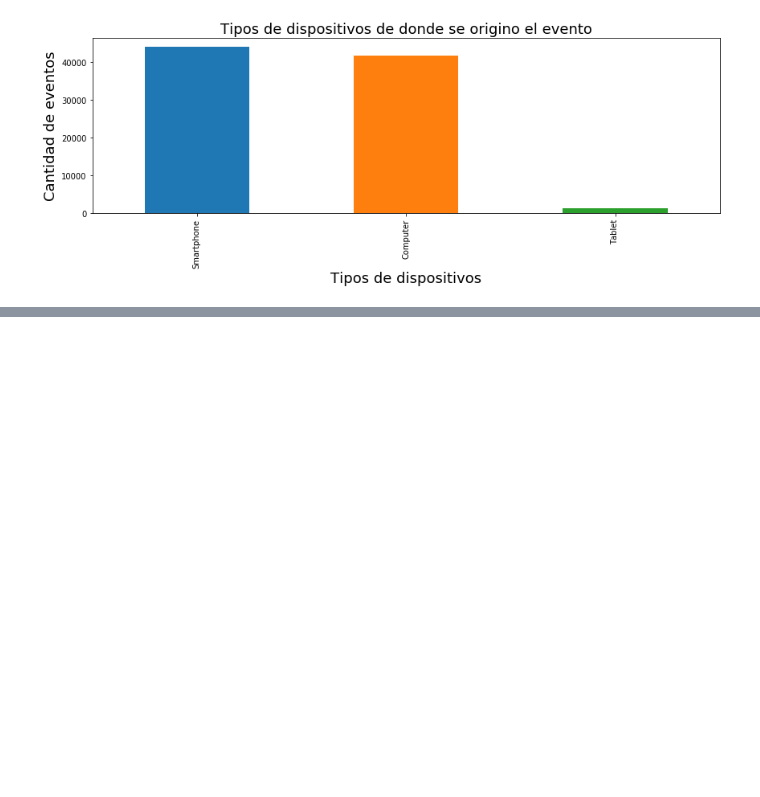
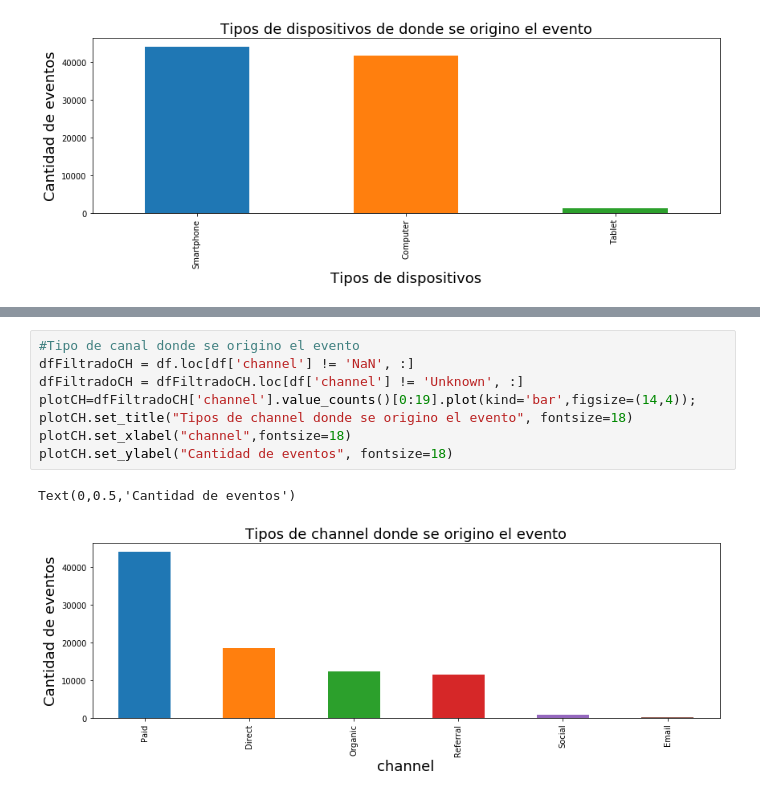
Before and after one commit to MartinCohen98/OrganizacionDeDatosTP1, a Jupyter notebook: AnalisisExploratorioTrocafoneBarbara.ipynb, the cells around one changed output, grey strips where cells are left out. Cells and saved outputs as stored; diff of their text form; blank space fills up the shorter version.

```diff
--- a/AnalisisExploratorioTrocafoneBarbara.ipynb
+++ b/AnalisisExploratorioTrocafoneBarbara.ipynb
@@ -184,0 +244,11 @@ Text(0,0.5,'Cantidad de eventos')
+# %%
+#Tipo de canal donde se origino el evento
+dfFiltradoCH = df.loc[df['channel'] != 'NaN', :]
+dfFiltradoCH = dfFiltradoCH.loc[df['channel'] != 'Unknown', :]
+plotCH=dfFiltradoCH['channel'].value_counts()[0:19].plot(kind='bar',figsize=(14,4));
+plotCH.set_title("Tipos de channel donde se origino el evento", fontsize=18)
+plotCH.set_xlabel("channel",fontsize=18)
+plotCH.set_ylabel("Cantidad de eventos", fontsize=18)
+# %% [output]
+Text(0,0.5,'Cantidad de eventos')
+[figure, added]
```
Also changed, not shown: parts of 9 cells of this notebook.
